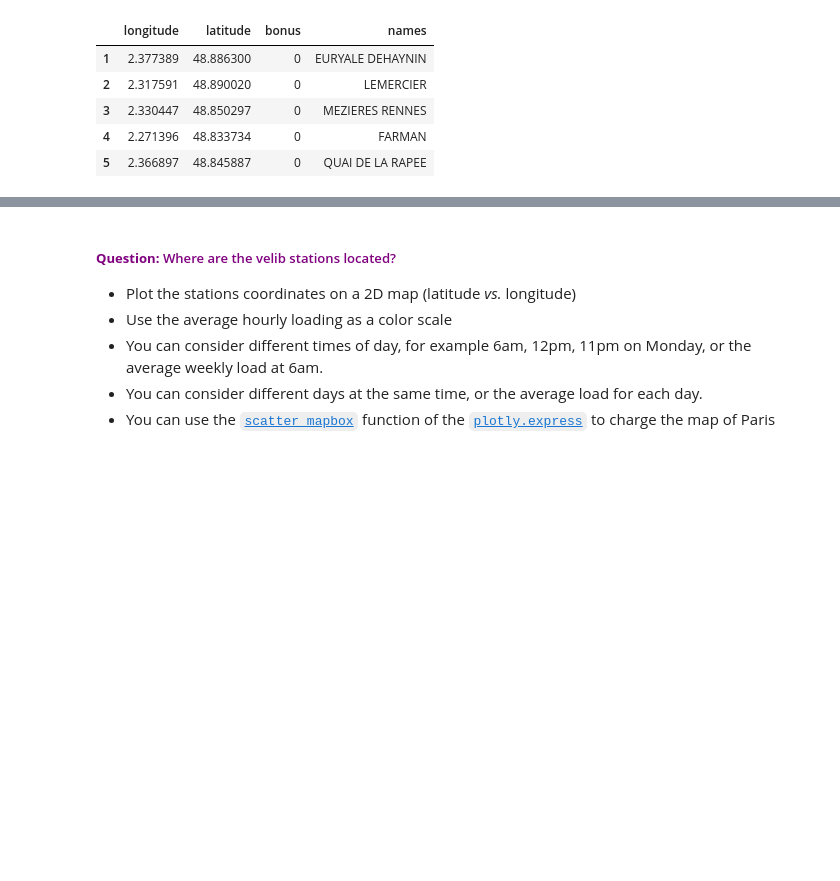
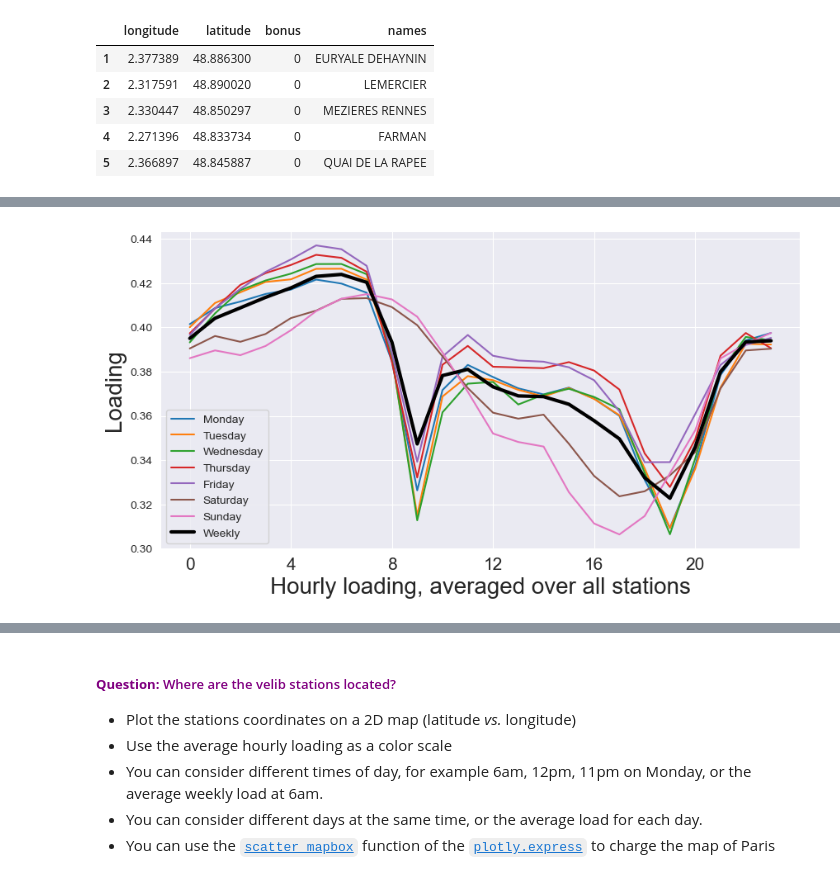
Before and after one commit to maidinhnam/Projet_Analyse_de_donnees, a Jupyter notebook: Velib/TP_velib_Python.ipynb, the cells around one changed output, grey strips where cells are left out. Saved outputs shown, nothing was run; the diff lists cells and outputs as text; code cells hidden in the pictures; blank space fills up the shorter version.

```diff
--- a/Velib/TP_velib_Python.ipynb
+++ b/Velib/TP_velib_Python.ipynb
@@ -321,0 +194,24 @@ import plotly.express as px
+# %%
+loading_mean = pd.Series(loading.mean(axis=1))
+mean_per_hour_per_day = loading.mean(axis = 0).to_numpy()
+mean_per_hour_per_day = mean_per_hour_per_day.reshape((7, 24))
+
+mean_per_hour = mean_per_hour_per_day.mean(axis=0)
+
+# --- #
+
+days = ["Monday", "Tuesday", "Wednesday","Thursday", "Friday", "Saturday", "Sunday"]
+plt.figure(figsize = (10,5))
+
+plt.plot(mean_per_hour_per_day.transpose())
+plt.plot(mean_per_hour, color = "black", linewidth = 3)
+
+plt.xlabel('Hourly loading, averaged over all stations', fontsize = 20)
+plt.ylabel('Loading', fontsize = 20)
+plt.legend(days + ['Weekly'])
+plt.xticks(ticks = np.arange(0,24,4), labels=np.arange(0,24,4), fontsize = 15)
+
+plt.tight_layout
+plt.show()
+# %% [output]
+[figure, added]
```
Also changed, not shown: parts of 60 cells of this notebook, 2 other files.
